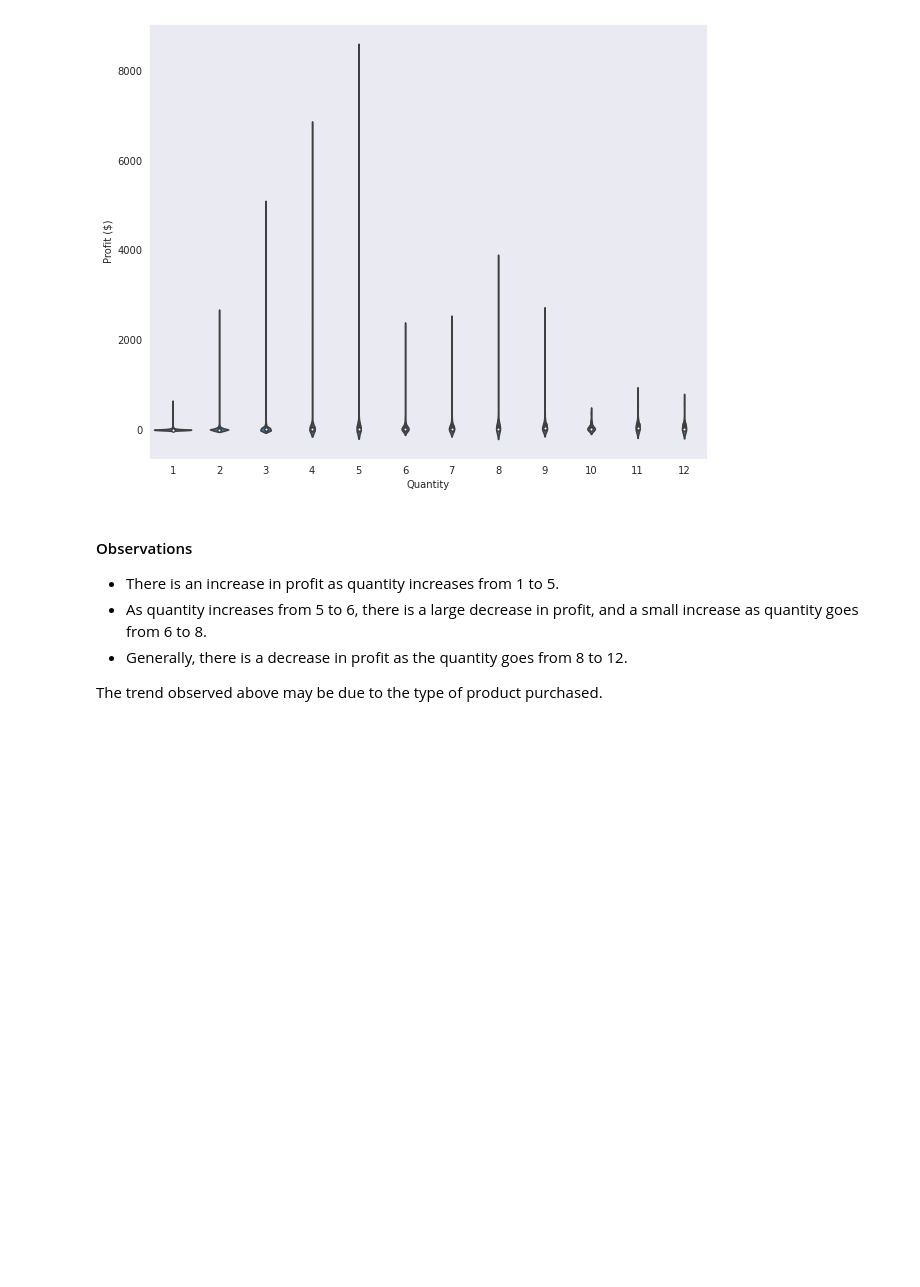
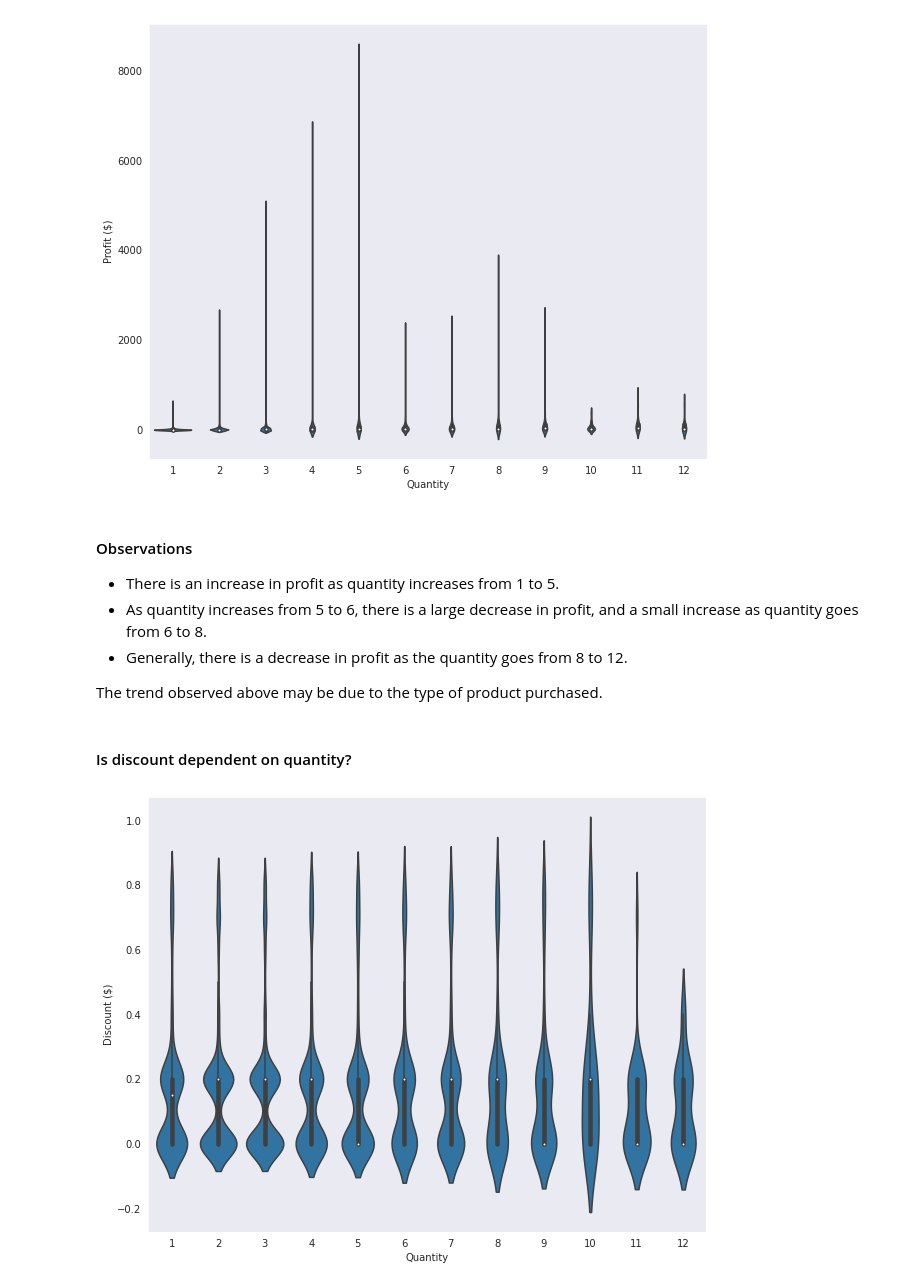
Before and after one commit to Dee-nDee/SuperStore_Data_Analysis, a Jupyter notebook: SuperStore.ipynb, the cells around one changed output. Cells and saved outputs as stored; diff of their text form; code cells hidden in the pictures; blank space fills up the shorter version.

Commit message:
feat: Relationship between Discount and Quantity

```diff
--- a/SuperStore.ipynb
+++ b/SuperStore.ipynb
@@ -1099,3 +1099,18 @@ plt.grid(False)
 
 
 The trend observed above may be due to the type of product purchased.
+# %% [markdown]
+#### Is discount dependent on quantity?
+# %%
+#set figure size
+plt.figure(figsize = (10, 8))
+
+#visualize
+sb.violinplot(data = samp_superstore, x = "Quantity", y = "Discount",
+             color = base_color);
+plt.xlabel("Quantity")
+plt.ylabel("Discount ($)")
+
+plt.grid(False)
+# %% [output]
+[figure, added]
```
Also changed, not shown: parts of 2 cells of this notebook.
